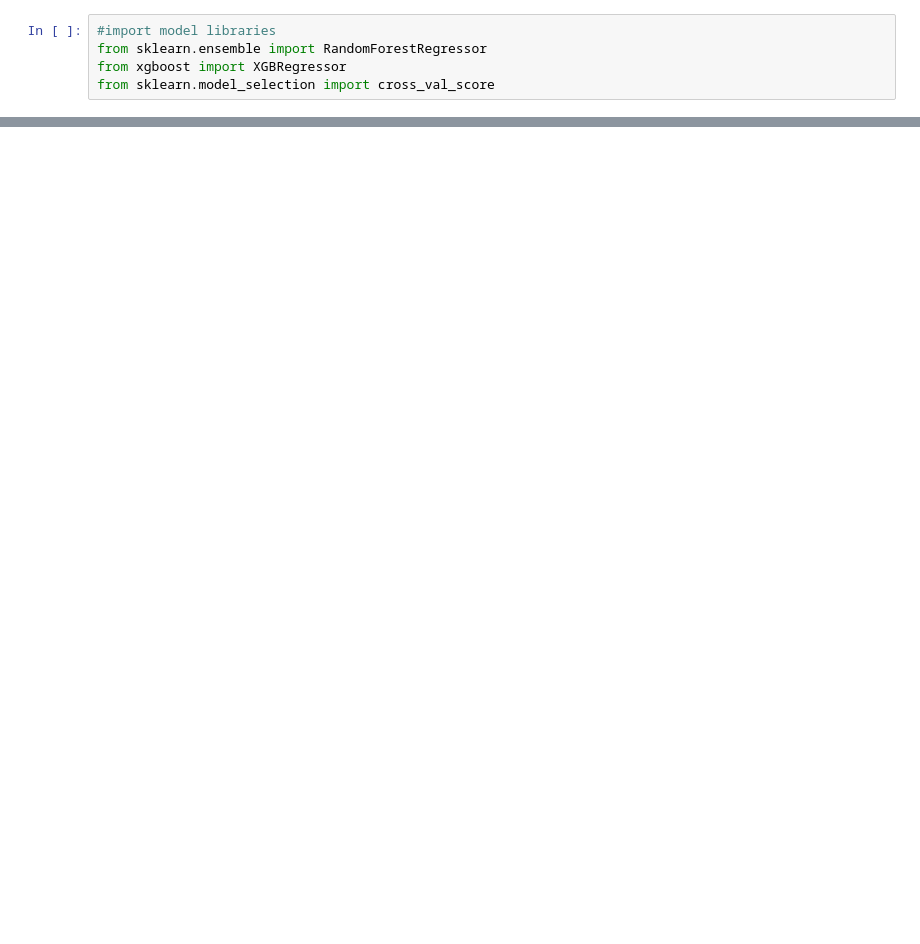
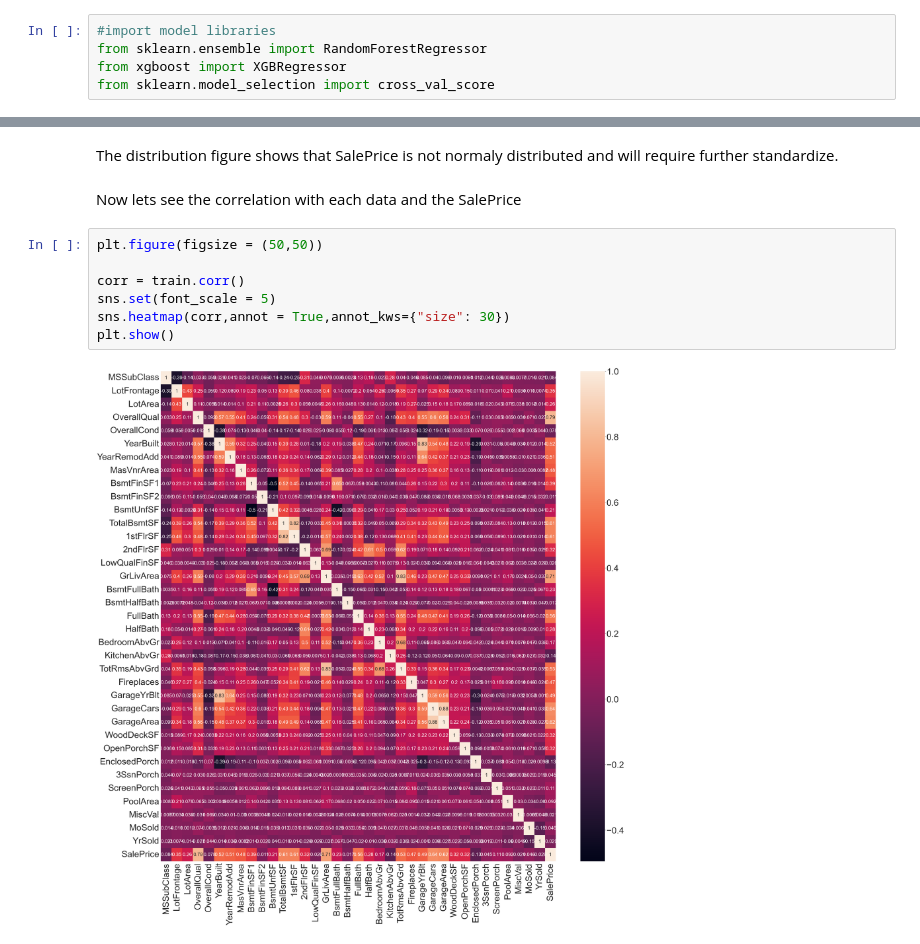
Before and after one commit to gitMiodek/House-prices-KAGGLE, a Jupyter notebook: House-prices-project.ipynb, the cells around one changed output, grey strips where cells are left out. Drawn from its saved outputs; the diff is of its cells as text; blank space fills up the shorter version.

```diff
--- a/House-prices-project.ipynb
+++ b/House-prices-project.ipynb
@@ -49,0 +101,13 @@ from sklearn.model_selection import cross_val_score
+# %% [markdown]
+The distribution figure shows that SalePrice is not normaly distributed and will require further standardize.
+# %% [markdown]
+Now lets see the correlation with each data and the SalePrice
+# %%
+plt.figure(figsize = (50,50))
+
+corr = train.corr()
+sns.set(font_scale = 5)
+sns.heatmap(corr,annot = True,annot_kws={"size": 30})
+plt.show()
+# %% [output]
+[figure, added]
```
Also changed, not shown: parts of 23 cells of this notebook.
